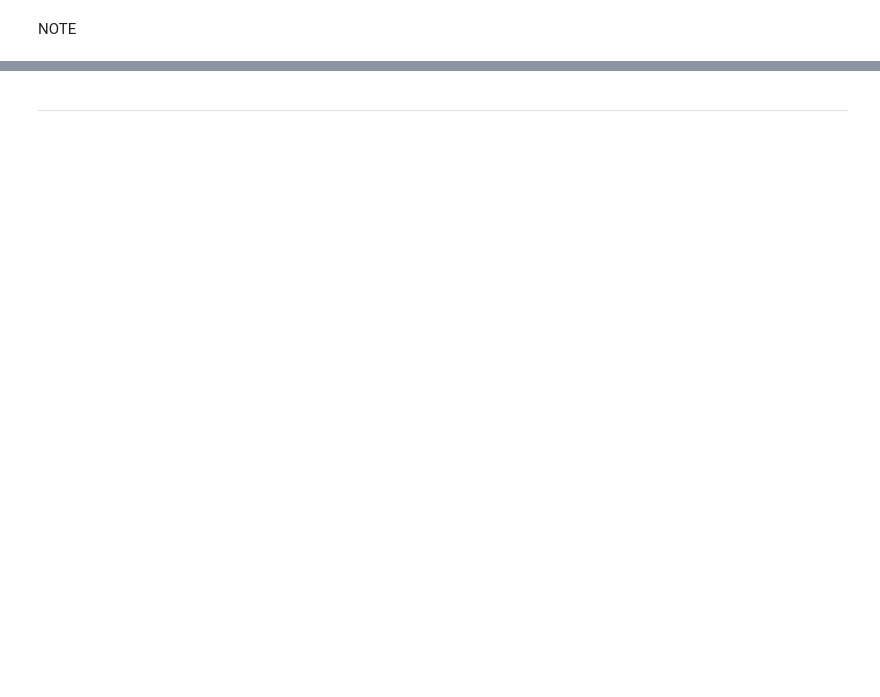
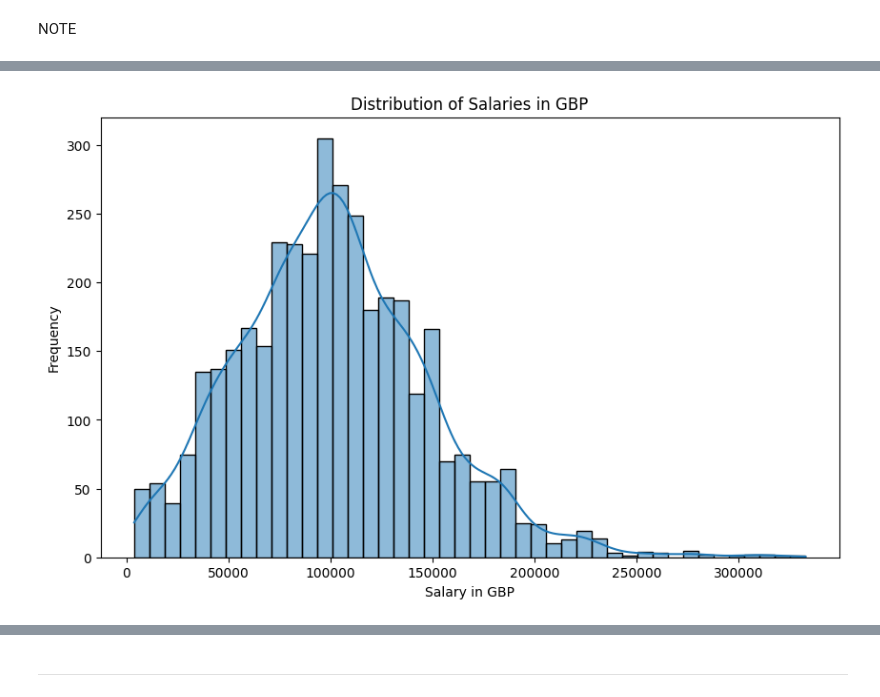
Before and after one commit to Betram-91/Data-Science-Salaries-2023, a Jupyter notebook: jupyter_notebooks/Data Science Salaries Analysis 2023.ipynb, the cells around one changed output, grey strips where cells are left out. Drawn from its saved outputs; the diff is of its cells as text; code cells hidden in the pictures; blank space fills up the shorter version.

```diff
--- a/jupyter_notebooks/Data Science Salaries Analysis 2023.ipynb
+++ b/jupyter_notebooks/Data Science Salaries Analysis 2023.ipynb
@@ -81,0 +78,11 @@ df.head()
+# %%
+df = pd.read_csv('ds_salaries.csv', encoding='latin1')
+# Current conversion rate is 1 USD = 0.74 GBP
+usd_to_gbp_rate = 0.74
+
+# Convert 'salary_in_usd' to 'salary_in_gbp'
+df['salary_in_gbp'] = df['salary_in_usd'] * usd_to_gbp_rate
+
+print("DataFrame with 'salary_in_gbp' column:")
+
+df.head()
@@ -88,0 +176,12 @@ NOTE
+# %%
+import seaborn as sns
+import matplotlib.pyplot as plt
+
+plt.figure(figsize=(10, 6))
+sns.histplot(df['salary_in_gbp'], kde=True)
+plt.title('Distribution of Salaries in GBP')
+plt.xlabel('Salary in GBP')
+plt.ylabel('Frequency')
+plt.show()
+# %% [output]
+[figure, added]
```
Also changed, not shown: parts of 19 cells of this notebook.
